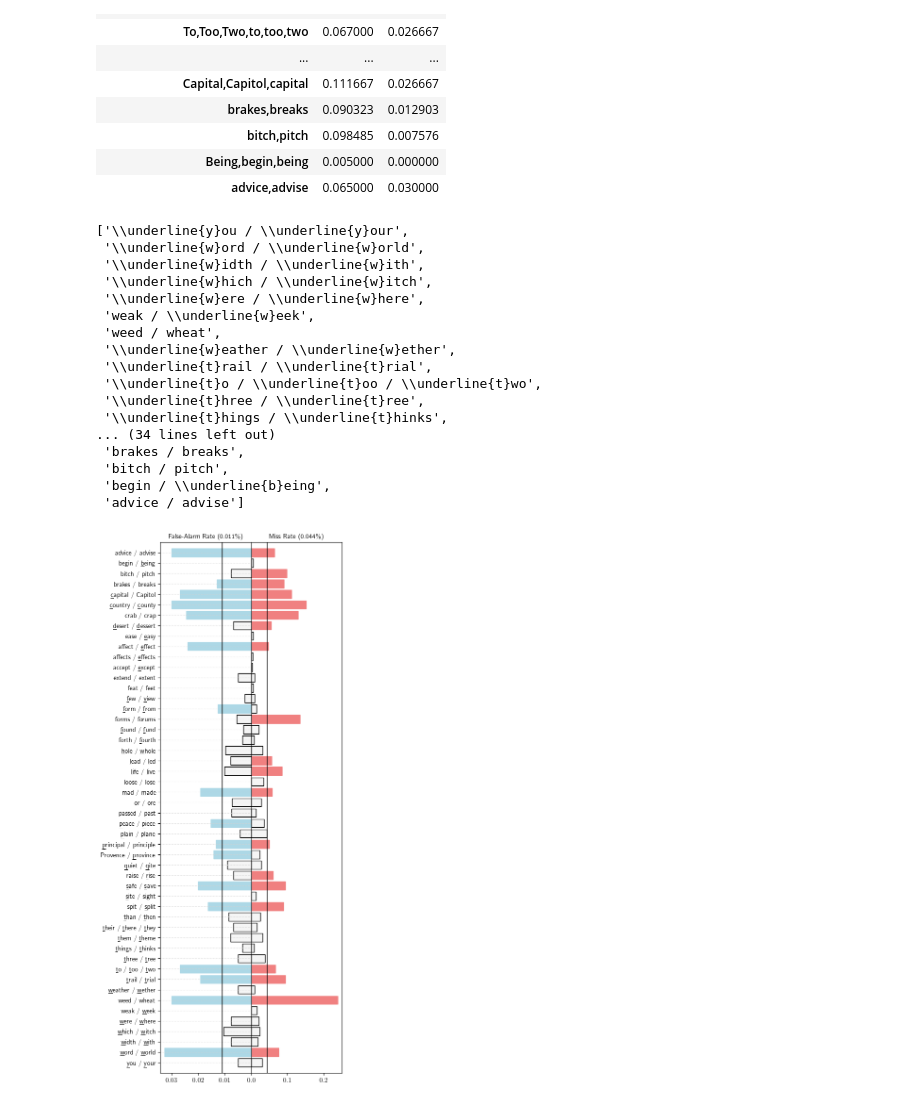
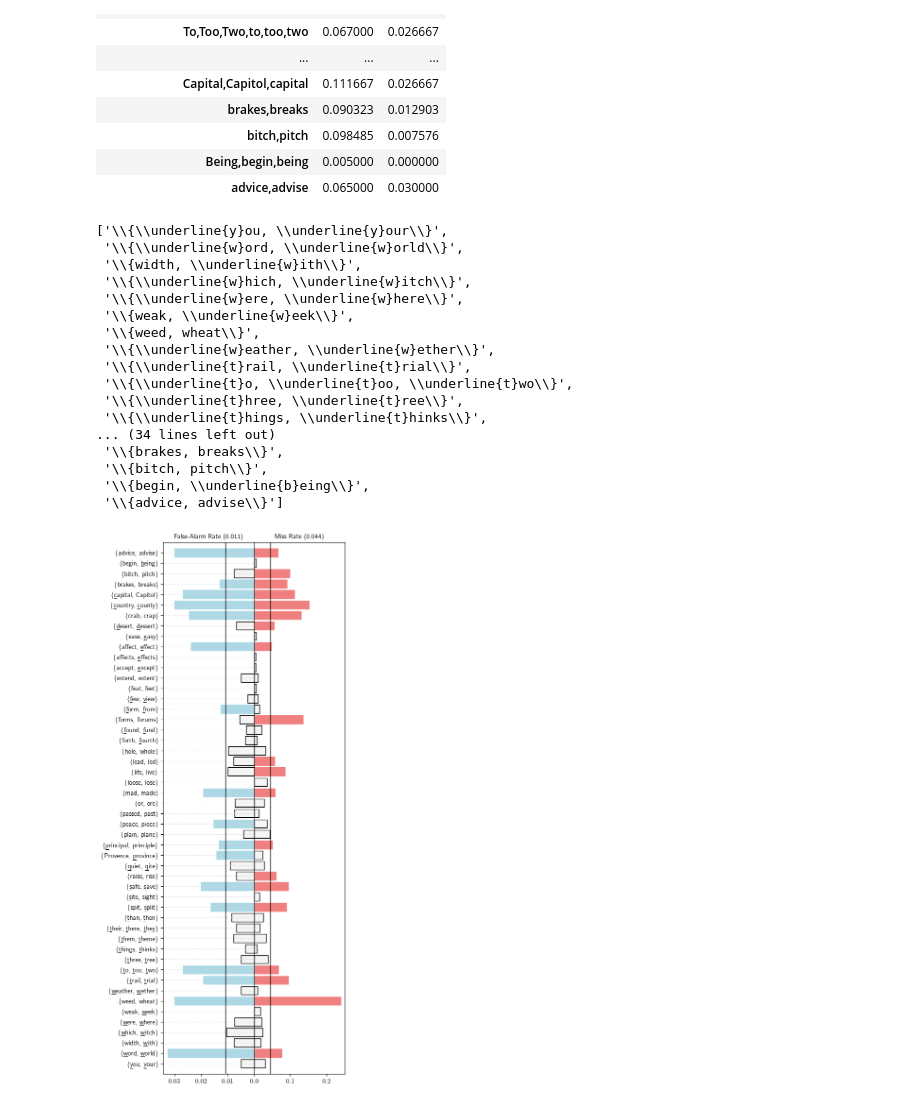
Before and after one commit to zesch/rwse-experiments, a Jupyter notebook: experiments/figure.ipynb, the cells around one changed output. Cells and saved outputs as stored; diff of their text form; code cells hidden in the pictures.

Commit message:
updated rates figure

```diff
--- a/experiments/figure.ipynb
+++ b/experiments/figure.ipynb
@@ -90,7 +90,8 @@ hfont = {'fontname':'Calibri'}
 color_fpr = 'lightblue'
 color_fnr = 'lightcoral'
 index = [renamed_labels_dict.get(item) if renamed_labels_dict.get(item) is not None else item for item in data.index]
-index = [value.replace(',',' / ') for value in index]
+#index = [value.replace(',',' / ') for value in index]
+index = ['\{' + value.replace(',',', ') + '\}' for value in index]
 column0 = data['fpr']
 column1 = data['fnr']
 title0 = 'False-Alarm Rate'
@@ -118,23 +119,23 @@ data
 # %%
 index
 # %% [output]
-['\\underline{y}ou / \\underline{y}our',
- '\\underline{w}ord / \\underline{w}orld',
- '\\underline{w}idth / \\underline{w}ith',
- '\\underline{w}hich / \\underline{w}itch',
- '\\underline{w}ere / \\underline{w}here',
- 'weak / \\underline{w}eek',
- 'weed / wheat',
- '\\underline{w}eather / \\underline{w}ether',
- '\\underline{t}rail / \\underline{t}rial',
- '\\underline{t}o / \\underline{t}oo / \\underline{t}wo',
- '\\underline{t}hree / \\underline{t}ree',
- '\\underline{t}hings / \\underline{t}hinks',
+['\\{\\underline{y}ou, \\underline{y}our\\}',
+ '\\{\\underline{w}ord, \\underline{w}orld\\}',
+ '\\{width, \\underline{w}ith\\}',
+ '\\{\\underline{w}hich, \\underline{w}itch\\}',
+ '\\{\\underline{w}ere, \\underline{w}here\\}',
+ '\\{weak, \\underline{w}eek\\}',
+ '\\{weed, wheat\\}',
+ '\\{\\underline{w}eather, \\underline{w}ether\\}',
+ '\\{\\underline{t}rail, \\underline{t}rial\\}',
+ '\\{\\underline{t}o, \\underline{t}oo, \\underline{t}wo\\}',
+ '\\{\\underline{t}hree, \\underline{t}ree\\}',
+ '\\{\\underline{t}hings, \\underline{t}hinks\\}',
 ... (34 lines left out)
- 'brakes / breaks',
- 'bitch / pitch',
- 'begin / \\underline{b}eing',
- 'advice / advise']
+ '\\{brakes, breaks\\}',
+ '\\{bitch, pitch\\}',
+ '\\{begin, \\underline{b}eing\\}',
+ '\\{advice, advise\\}']
 # %%
 plt.rc('text', usetex=True)
 
@@ -148,33 +149,33 @@ bars = axes[0].barh(index, column0, color="whitesmoke", edgecolor="black", linew
 for idx, value in enumerate(fpr_values):
     if value > mean_fpr:
         bars[idx].set_color(color_fpr)
 
-axes[0].set_title(f"False-Alarm Rate ({mean_fpr:.3f}\%)", fontsize=10)
+axes[0].set_title(f"False-Alarm Rate ({mean_fpr:.3f})", fontsize=10)
 axes[0].invert_xaxis()
 axes[0].yaxis.tick_left()
 axes[0].margins(y=0) # removes whitespace from plot edges on y axis
 axes[0].set_xticks([0.01, 0.02, 0.03])
 axes[0].grid(axis = 'y', color='lightgray', linestyle='dotted')
 
 x = [false_alarm_rate]*len(index)
 y = np.linspace(-1, len(index))
 axes[0].plot(x, y, zorder=3, color="black", linewidth=1)
 
 # Miss rate
 bars = axes[1].barh(index, column1, color="whitesmoke", edgecolor="black", linewidth=1, align="center")
 for idx, value in enumerate(fnr_values):
     if value > miss_rate:
         bars[idx].set_color(color_fnr)
 
-axes[1].set_title(f"Miss Rate ({miss_rate:.3f}\%)", fontsize=10)
+axes[1].set_title(f"Miss Rate ({miss_rate:.3f})", fontsize=10)
 axes[1].set(yticks=index, yticklabels=index)
 axes[1].tick_params(axis='y', colors='white')
 axes[1].yaxis.tick_right()
 
 x = [miss_rate]*len(index)
 y = np.linspace(-1, len(index))
 axes[1].plot(x, y, zorder=3, color="black", linewidth=1)
 
 plt.subplots_adjust(wspace=0, top=0.85, bottom=0.1, left=0.18, right=0.95)
 # %% [output]
-[figure, old version]
+[figure, new version]
```
Also changed, not shown: parts of 1 cell of this notebook.
